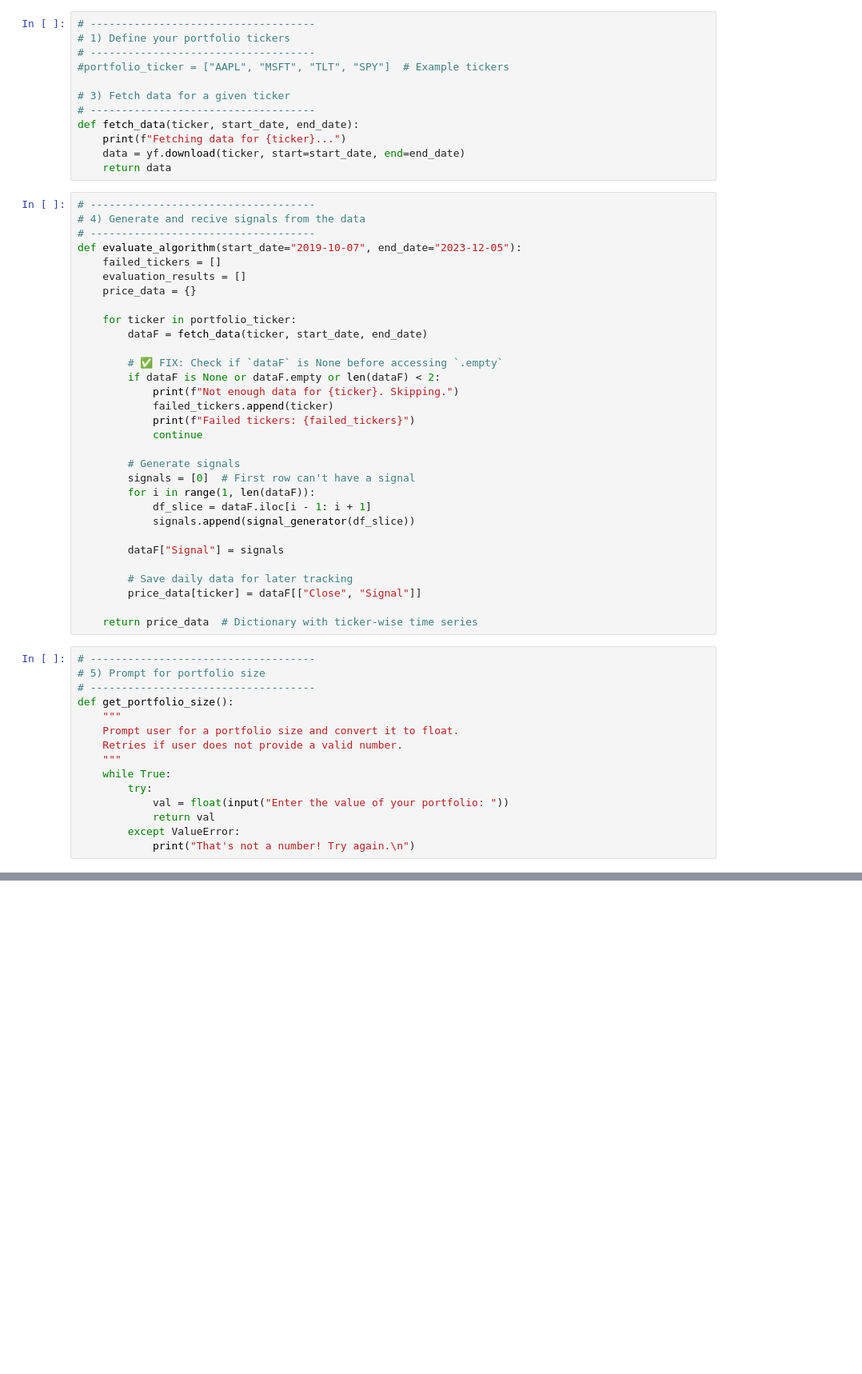
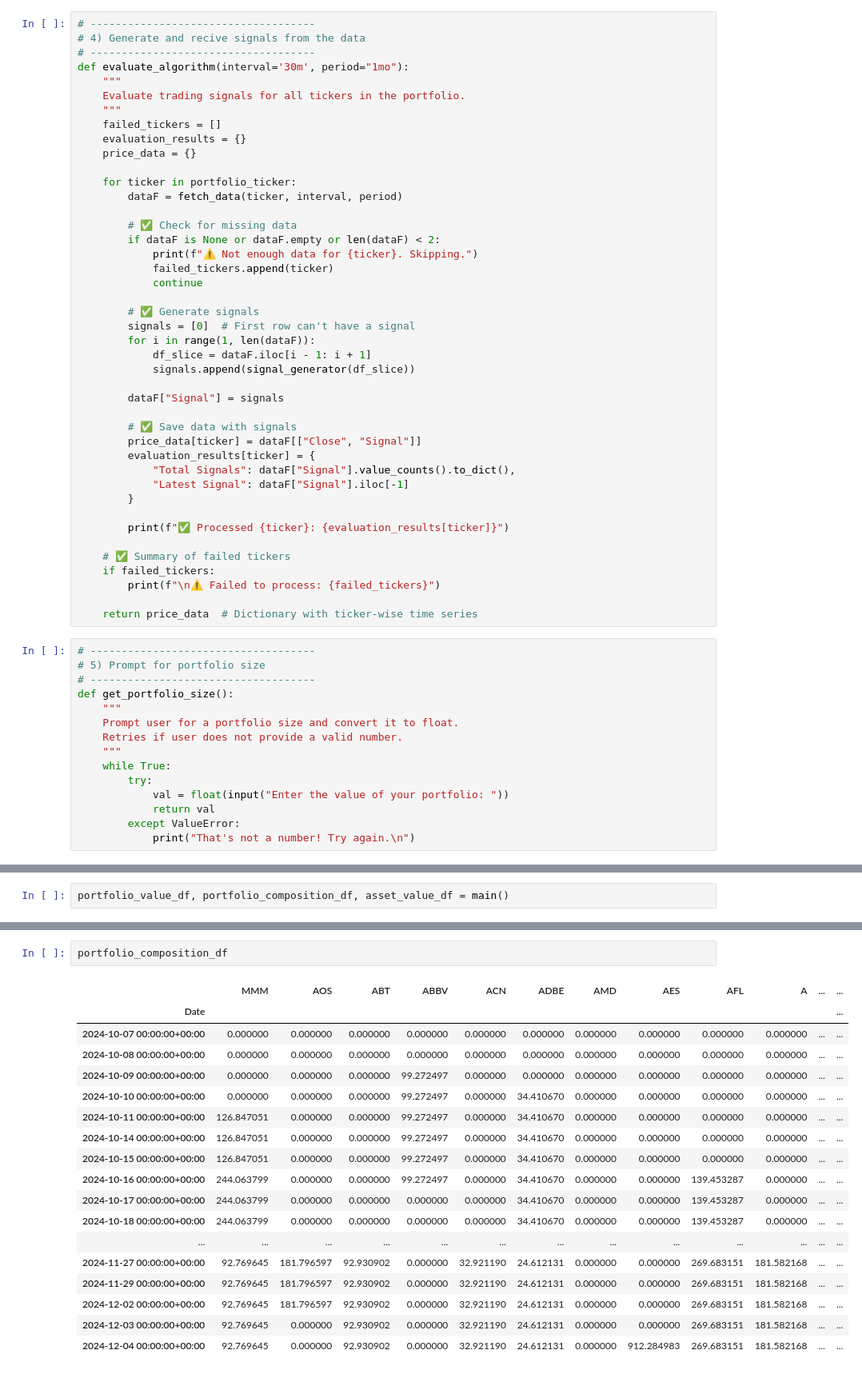
Before and after one commit to jdstyles01/Trading-BOT, a Jupyter notebook: algo1.ipynb, the cells around one changed output, grey strips where cells are left out. Shown at 80% size. Cells and saved outputs as stored; diff of their text form; blank space fills up the shorter version.

```diff
--- a/algo1.ipynb
+++ b/algo1.ipynb
@@ -604,36 +605,26 @@ def fetch_data(ticker, start_date, end_date):
         return None
-# %%
-# ------------------------------------
-# 1) Define your portfolio tickers
-# ------------------------------------
-#portfolio_ticker = ["AAPL", "MSFT", "TLT", "SPY"]  # Example tickers
-
-# 3) Fetch data for a given ticker
-# ------------------------------------
-def fetch_data(ticker, start_date, end_date):
-    print(f"Fetching data for {ticker}...")
-    data = yf.download(ticker, start=start_date, end=end_date)
-    return data
 # %%
 # ------------------------------------
 # 4) Generate and recive signals from the data
 # ------------------------------------
-def evaluate_algorithm(start_date="2019-10-07", end_date="2023-12-05"):
+def evaluate_algorithm(interval='30m', period="1mo"):
+    """
+    Evaluate trading signals for all tickers in the portfolio.
+    """
     failed_tickers = []
-    evaluation_results = []
+    evaluation_results = {}
     price_data = {}
 
     for ticker in portfolio_ticker:
-        dataF = fetch_data(ticker, start_date, end_date)
+        dataF = fetch_data(ticker, interval, period)
 
-        # ✅ FIX: Check if `dataF` is None before accessing `.empty`
+        # ✅ Check for missing data
         if dataF is None or dataF.empty or len(dataF) < 2:
-            print(f"Not enough data for {ticker}. Skipping.")
+            print(f"⚠️ Not enough data for {ticker}. Skipping.")
             failed_tickers.append(ticker)
-            print(f"Failed tickers: {failed_tickers}")
             continue
 
-        # Generate signals
+        # ✅ Generate signals
         signals = [0]  # First row can't have a signal
         for i in range(1, len(dataF)):
             df_slice = dataF.iloc[i - 1: i + 1]
@@ -641,8 +632,18 @@ def evaluate_algorithm(start_date="2019-10-07", end_date="2023-12-05"):
 
         dataF["Signal"] = signals
 
-        # Save daily data for later tracking
+        # ✅ Save data with signals
         price_data[ticker] = dataF[["Close", "Signal"]]
+        evaluation_results[ticker] = {
+            "Total Signals": dataF["Signal"].value_counts().to_dict(),
+            "Latest Signal": dataF["Signal"].iloc[-1]
+        }
+
+        print(f"✅ Processed {ticker}: {evaluation_results[ticker]}")
+
+    # ✅ Summary of failed tickers
+    if failed_tickers:
+        print(f"\n⚠️ Failed to process: {failed_tickers}")
 
     return price_data  # Dictionary with ticker-wise time series
 # %%
@@ -799,0 +785,2 @@ Fetching data for ADBE...
+# %%
+portfolio_value_df, portfolio_composition_df, asset_value_df = main()
@@ -799,0 +827,21 @@ Fetching data for ADBE...
+# %%
+portfolio_composition_df
+# %% [output]
+|  | MMM | AOS | ABT | ABBV | ACN | ADBE | AMD | AES | AFL | A | ... | ... |
+| Date |  |  |  |  |  |  |  |  |  |  |  | ... |
+| 2024-10-07 00:00:00+00:00 | 0.000000 | 0.000000 | 0.000000 | 0.000000 | 0.000000 | 0.000000 | 0.000000 | 0.000000 | 0.000000 | 0.000000 | ... | ... |
+| 2024-10-08 00:00:00+00:00 | 0.000000 | 0.000000 | 0.000000 | 0.000000 | 0.000000 | 0.000000 | 0.000000 | 0.000000 | 0.000000 | 0.000000 | ... | ... |
+| 2024-10-09 00:00:00+00:00 | 0.000000 | 0.000000 | 0.000000 | 99.272497 | 0.000000 | 0.000000 | 0.000000 | 0.000000 | 0.000000 | 0.000000 | ... | ... |
+| 2024-10-10 00:00:00+00:00 | 0.000000 | 0.000000 | 0.000000 | 99.272497 | 0.000000 | 34.410670 | 0.000000 | 0.000000 | 0.000000 | 0.000000 | ... | ... |
+| 2024-10-11 00:00:00+00:00 | 126.847051 | 0.000000 | 0.000000 | 99.272497 | 0.000000 | 34.410670 | 0.000000 | 0.000000 | 0.000000 | 0.000000 | ... | ... |
+| 2024-10-14 00:00:00+00:00 | 126.847051 | 0.000000 | 0.000000 | 99.272497 | 0.000000 | 34.410670 | 0.000000 | 0.000000 | 0.000000 | 0.000000 | ... | ... |
+| 2024-10-15 00:00:00+00:00 | 126.847051 | 0.000000 | 0.000000 | 99.272497 | 0.000000 | 34.410670 | 0.000000 | 0.000000 | 0.000000 | 0.000000 | ... | ... |
+| 2024-10-16 00:00:00+00:00 | 244.063799 | 0.000000 | 0.000000 | 99.272497 | 0.000000 | 34.410670 | 0.000000 | 0.000000 | 139.453287 | 0.000000 | ... | ... |
+| 2024-10-17 00:00:00+00:00 | 244.063799 | 0.000000 | 0.000000 | 0.000000 | 0.000000 | 34.410670 | 0.000000 | 0.000000 | 139.453287 | 0.000000 | ... | ... |
+| 2024-10-18 00:00:00+00:00 | 244.063799 | 0.000000 | 0.000000 | 0.000000 | 0.000000 | 34.410670 | 0.000000 | 0.000000 | 139.453287 | 0.000000 | ... | ... |
+| ... | ... | ... | ... | ... | ... | ... | ... | ... | ... | ... | ... | ... |
+| 2024-11-27 00:00:00+00:00 | 92.769645 | 181.796597 | 92.930902 | 0.000000 | 32.921190 | 24.612131 | 0.000000 | 0.000000 | 269.683151 | 181.582168 | ... | ... |
+| 2024-11-29 00:00:00+00:00 | 92.769645 | 181.796597 | 92.930902 | 0.000000 | 32.921190 | 24.612131 | 0.000000 | 0.000000 | 269.683151 | 181.582168 | ... | ... |
+| 2024-12-02 00:00:00+00:00 | 92.769645 | 181.796597 | 92.930902 | 0.000000 | 32.921190 | 24.612131 | 0.000000 | 0.000000 | 269.683151 | 181.582168 | ... | ... |
+| 2024-12-03 00:00:00+00:00 | 92.769645 | 0.000000 | 92.930902 | 0.000000 | 32.921190 | 24.612131 | 0.000000 | 0.000000 | 269.683151 | 181.582168 | ... | ... |
+| 2024-12-04 00:00:00+00:00 | 92.769645 | 0.000000 | 92.930902 | 0.000000 | 32.921190 | 24.612131 | 0.000000 | 912.284983 | 269.683151 | 181.582168 | ... | ... |
```
Also changed, not shown: parts of 6 cells of this notebook, 1 other file.
